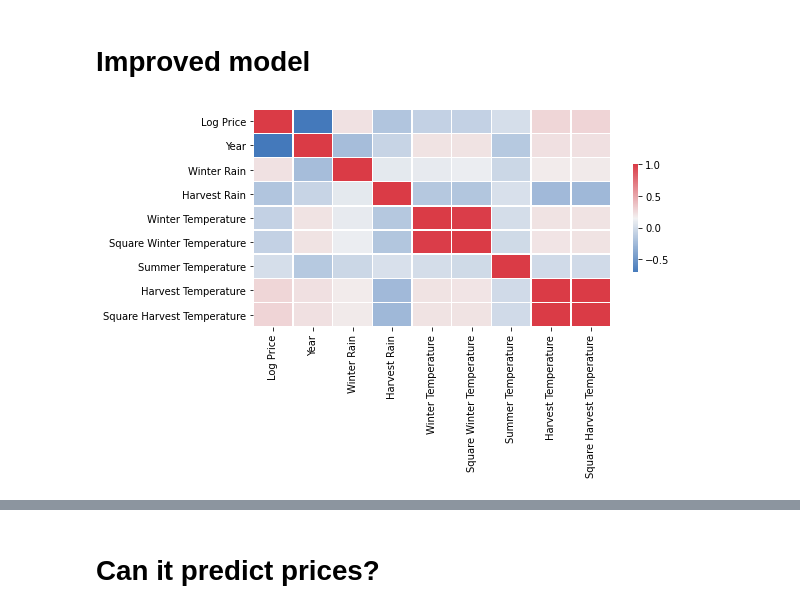
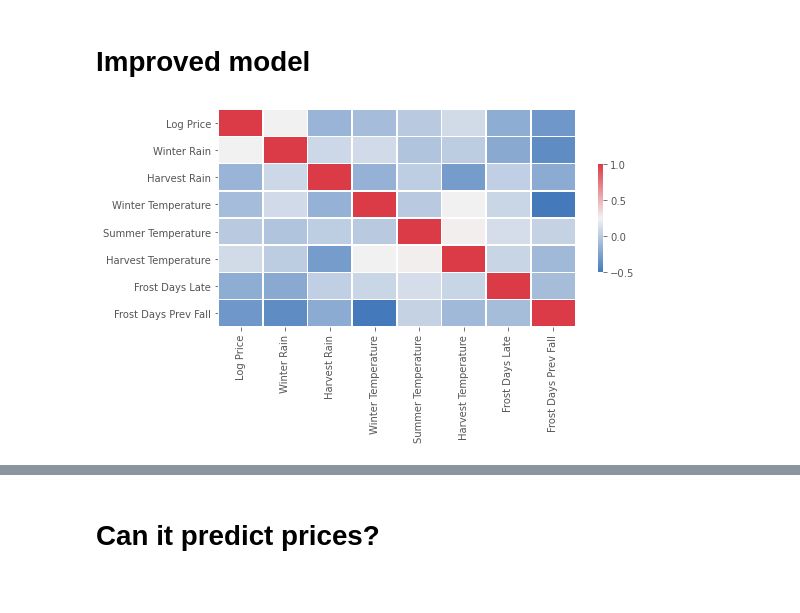
Before and after one commit to RoucherA/GrandCruClassifier, a Jupyter notebook: regression.ipynb, the cells around one changed output, grey strips where cells are left out. Saved outputs shown, nothing was run; the diff lists cells and outputs as text; code cells hidden in the pictures.

```diff
--- a/regression.ipynb
+++ b/regression.ipynb
@@ -3,6 +3,7 @@ import seaborn as sns
 import matplotlib.pyplot as plt
 import pandas as pd
 import numpy as np
+plt.style.use('ggplot')
 
 prices = pd.read_excel('data/generated_average_prices.xlsx')
 precipitations = pd.read_excel('data/weather_merignac.xlsx', sheet_name='precipitations_mm', index_col=0)
@@ -274,14 +297,12 @@ X['Harvest Rain'] =  precipitations['Mai']+precipitations['Jui']+precipitations[
 
 #X['Square Harvest Rain'] =  X['Harvest Rain']**2
 
-
-
 X['Winter Temperature'] = \
     (temp_maximals.shift(1)['Dec'] + temp_minimals.shift(1)['Dec'])+\
     (temp_maximals['Jan'] + temp_minimals['Jan'])+\
     (temp_maximals['Fev'] + temp_minimals['Fev'])
 
-X['Square Winter Temperature'] = X['Winter Temperature']**2
+#X['Square Winter Temperature'] = X['Winter Temperature']**2
 
 X['Summer Temperature'] = \
     (temp_maximals['Mai'] + temp_minimals['Mai'])+\
@@ -293,32 +314,34 @@ X['Summer Temperature'] = \
 
 X['Harvest Temperature'] = \
                     (temp_maximals['Aou'] + temp_minimals['Aou'])+\
-                    (temp_maximals['Sep'] + temp_minimals['Sep'])*3+\
-                    (temp_maximals['Oct'] + temp_minimals['Oct'])*2
+                    (temp_maximals['Sep'] + temp_minimals['Sep'])
 
 
-X['Square Harvest Temperature'] = X['Harvest Temperature']**2
+#X['Square Harvest Temperature'] = X['Harvest Temperature']**2
 
 
 
 
-#X['Frost Days'] = frost_days['Fev']+2*frost_days['Mar']+ 3*frost_days['Avr']+ 3*(frost_days['Mai'] + frost_days['Jui'])
+X['Frost Days Late'] = frost_days['Avr']+ frost_days['Mai'] + frost_days['Jui']
 
 #X['Square Frost Days'] = X['Frost Days']**2
 
 #X['Insulation'] = insulation.iloc[:,0] # negative on mean r2 and bad scores
+
+
+X['Frost Days Prev Fall'] = 2*frost_days['Sep'].shift(1).fillna(0)+ 2*frost_days['Oct'].shift(1).fillna(0)+ frost_days['Nov'].shift(1).fillna(0) + frost_days['Dec'].shift(1).fillna(0)
 # %%
 y_ex = y.loc[oldest_vintage:newest_vintage+1,:].reset_index(drop=True)
-X_ex = X.loc[oldest_vintage:newest_vintage+1,:].reset_index()
+X_ex = X.loc[oldest_vintage:newest_vintage+1,:].reset_index(drop=True)
 combined = pd.concat([y_ex[['Log Price']], X_ex], axis=1)
 
 corr = combined.corr()
 
 plt.figure(figsize=(8,4))
 cmap = sns.diverging_palette(250, 10, as_cmap=True)
 sns.heatmap(corr, xticklabels=corr.columns, yticklabels=corr.columns, cmap=cmap, linewidth=.5, cbar_kws={"shrink": .5})
 plt.savefig('views/heatmap.png', bbox_inches='tight')
 plt.show()
 # %% [output]
-[figure, old version]
+[figure, new version]
 # %%
```
Also changed, not shown: parts of 13 cells of this notebook, 1 other file.
